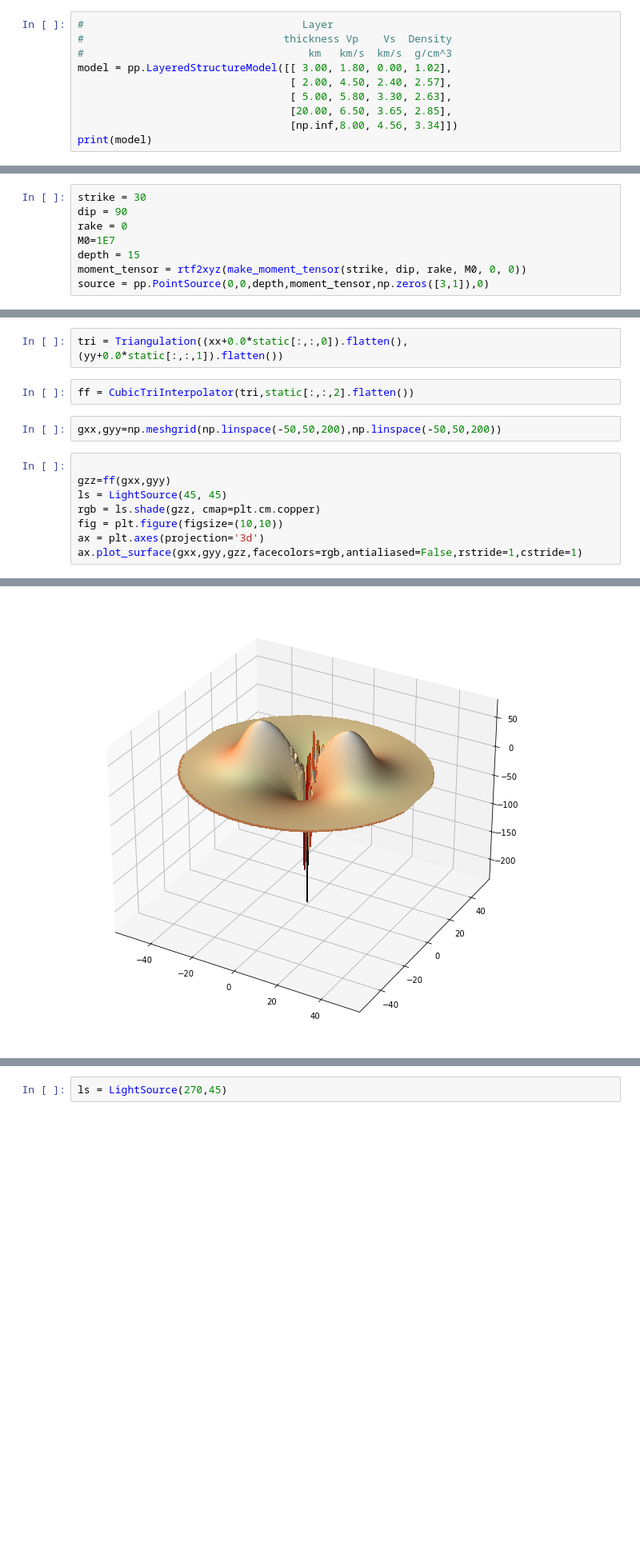
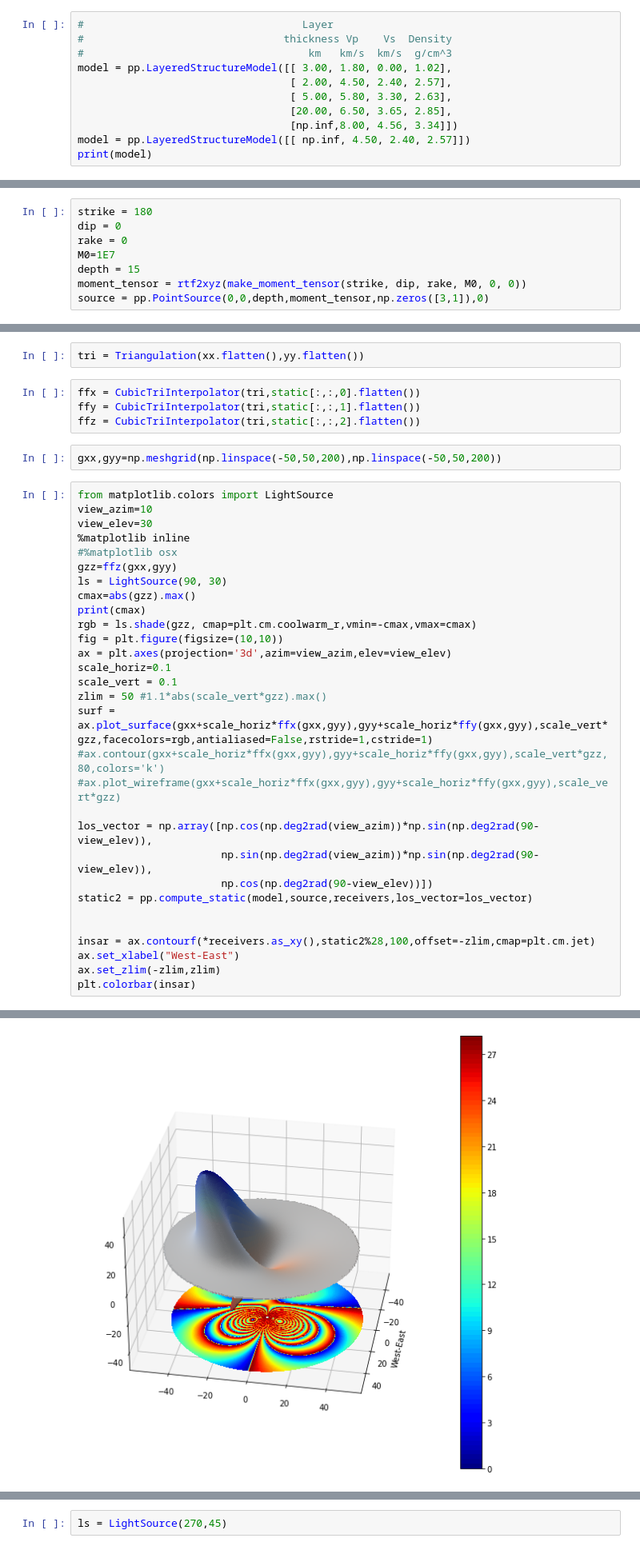
Before and after one commit to valentineap/pyprop8, a Jupyter notebook: examples/example.ipynb, the cells around one changed output, grey strips where cells are left out. Shown: that part at 80% size. Drawn from its saved outputs; the diff is of its cells as text; blank space fills up the shorter version.

Commit message:
Updated visualisation

```diff
--- a/examples/example.ipynb
+++ b/examples/example.ipynb
@@ -13,6 +13,7 @@ model = pp.LayeredStructureModel([[ 3.00, 1.80, 0.00, 1.02],
                                   [ 5.00, 5.80, 3.30, 2.63],
                                   [20.00, 6.50, 3.65, 2.85],
                                   [np.inf,8.00, 4.56, 3.34]])
+model = pp.LayeredStructureModel([[ np.inf, 4.50, 2.40, 2.57]])
 print(model)
 # %% [output]
 ------------------------------------------------------- z = 0.00 km
@@ -47,8 +40,8 @@ Text(0, 0.5, 'South-North')
 # %%
 receivers = pp.ListOfReceivers(*stations_xy.T,depth=3)
 # %%
-strike = 30
-dip = 90
+strike = 180
+dip = 0
 rake = 0
 M0=1E7
 depth = 15
@@ -139,17 +130,41 @@ rr = (xx**2+yy**2)**0.5
 # %%
 phph = np.arctan2(yy,xx)
 # %%
-tri = Triangulation((xx+0.0*static[:,:,0]).flatten(),(yy+0.0*static[:,:,1]).flatten())
+tri = Triangulation(xx.flatten(),yy.flatten())
 # %%
-ff = CubicTriInterpolator(tri,static[:,:,2].flatten())
+ffx = CubicTriInterpolator(tri,static[:,:,0].flatten())
+ffy = CubicTriInterpolator(tri,static[:,:,1].flatten())
+ffz = CubicTriInterpolator(tri,static[:,:,2].flatten())
 # %%
 gxx,gyy=np.meshgrid(np.linspace(-50,50,200),np.linspace(-50,50,200))
 # %%
+from matplotlib.colors import LightSource
+view_azim=10
+view_elev=30
+%matplotlib inline
+#%matplotlib osx
+gzz=ffz(gxx,gyy)
+ls = LightSource(90, 30)
+cmax=abs(gzz).max()
+print(cmax)
+rgb = ls.shade(gzz, cmap=plt.cm.coolwarm_r,vmin=-cmax,vmax=cmax)
+fig = plt.figure(figsize=(10,10))
+ax = plt.axes(projection='3d',azim=view_azim,elev=view_elev)
+scale_horiz=0.1
+scale_vert = 0.1
+zlim = 50 #1.1*abs(scale_vert*gzz).max()
+surf = ax.plot_surface(gxx+scale_horiz*ffx(gxx,gyy),gyy+scale_horiz*ffy(gxx,gyy),scale_vert*gzz,facecolors=rgb,antialiased=False,rstride=1,cstride=1)
+#ax.contour(gxx+scale_horiz*ffx(gxx,gyy),gyy+scale_horiz*ffy(gxx,gyy),scale_vert*gzz,80,colors='k')
+#ax.plot_wireframe(gxx+scale_horiz*ffx(gxx,gyy),gyy+scale_horiz*ffy(gxx,gyy),scale_vert*gzz)
 
-gzz=ff(gxx,gyy)
-ls = LightSource(45, 45)
-rgb = ls.shade(gzz, cmap=plt.cm.copper)
-fig = plt.figure(figsize=(10,10))
-ax = plt.axes(projection='3d')
-ax.plot_surface(gxx,gyy,gzz,facecolors=rgb,antialiased=False,rstride=1,cstride=1)
+los_vector = np.array([np.cos(np.deg2rad(view_azim))*np.sin(np.deg2rad(90-view_elev)),
+                       np.sin(np.deg2rad(view_azim))*np.sin(np.deg2rad(90-view_elev)),
+                       np.cos(np.deg2rad(90-view_elev))])
+static2 = pp.compute_static(model,source,receivers,los_vector=los_vector)
+
+
+insar = ax.contourf(*receivers.as_xy(),static2%28,100,offset=-zlim,cmap=plt.cm.jet)
+ax.set_xlabel("West-East")
+ax.set_zlim(-zlim,zlim)
+plt.colorbar(insar)
 # %% [output]
@@ -157 +173 @@ ax.plot_surface(gxx,gyy,gzz,facecolors=rgb,antialiased=False,rstride=1,cstride=1
-[figure, old version]
+[figure, new version]
```
Also changed, not shown: parts of 18 cells of this notebook.
